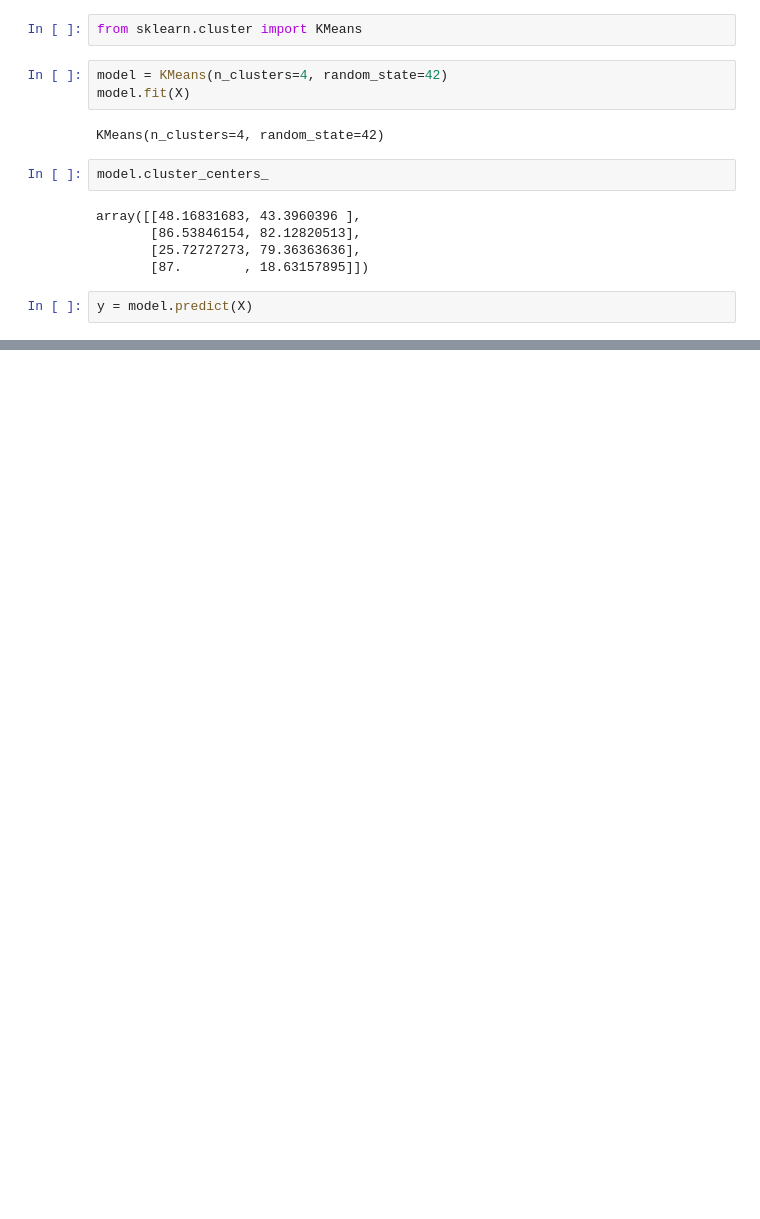
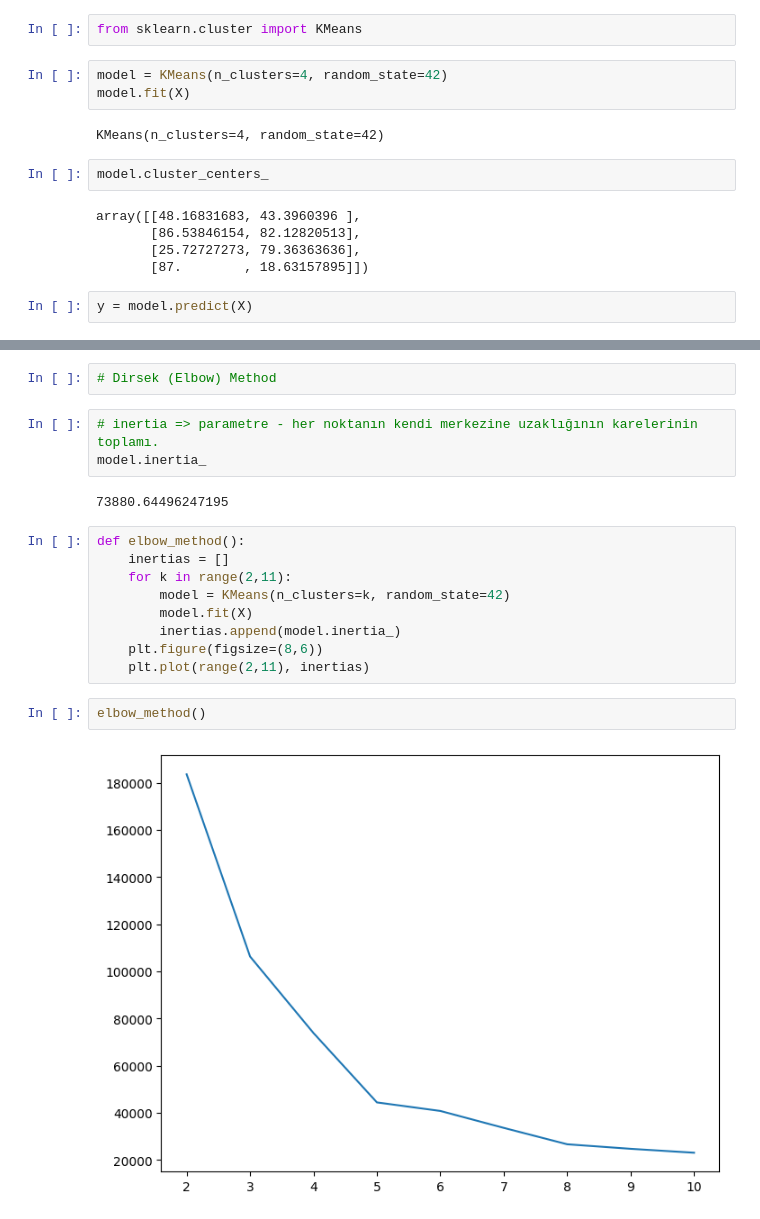
Before and after one commit to halitkalayci/acunmedya-akademi-python-b-conda, a Jupyter notebook: kmeans/kmeans.ipynb, the cells around one changed output, grey strips where cells are left out. Cells and saved outputs as stored; diff of their text form; blank space fills up the shorter version.

```diff
--- a/kmeans/kmeans.ipynb
+++ b/kmeans/kmeans.ipynb
@@ -55,2 +57,22 @@ plt.show()
 # %% [output]
 [figure]
+# %%
+# Dirsek (Elbow) Method
+# %%
+# inertia => parametre - her noktanın kendi merkezine uzaklığının karelerinin toplamı.
+model.inertia_
+# %% [output]
+73880.64496247195
+# %%
+def elbow_method():
+    inertias = []
+    for k in range(2,11):
+        model = KMeans(n_clusters=k, random_state=42)
+        model.fit(X)
+        inertias.append(model.inertia_)
+    plt.figure(figsize=(8,6))
+    plt.plot(range(2,11), inertias)
+# %%
+elbow_method()
+# %% [output]
+[figure, added]
```
Also changed, not shown: parts of 1 cell of this notebook.
